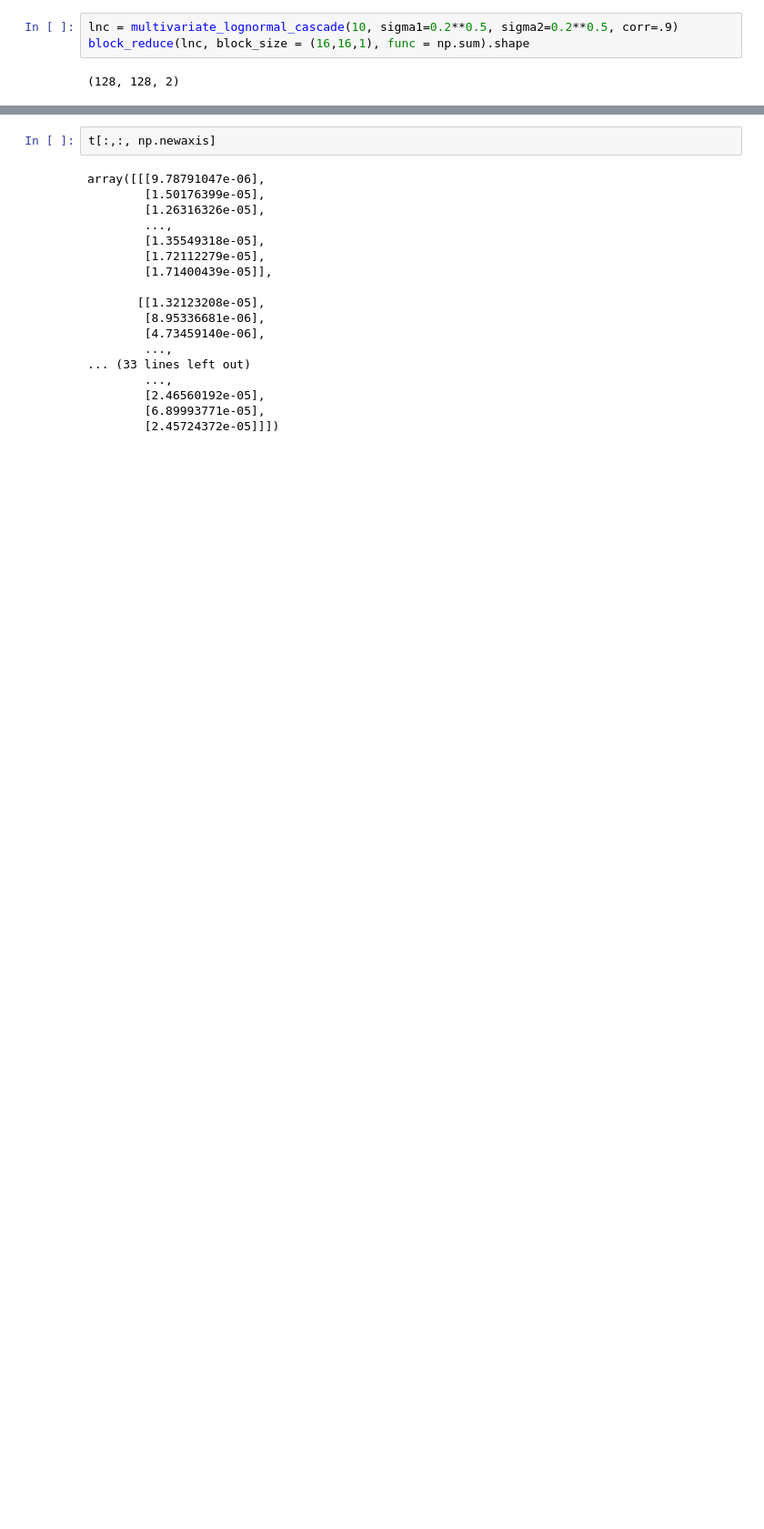
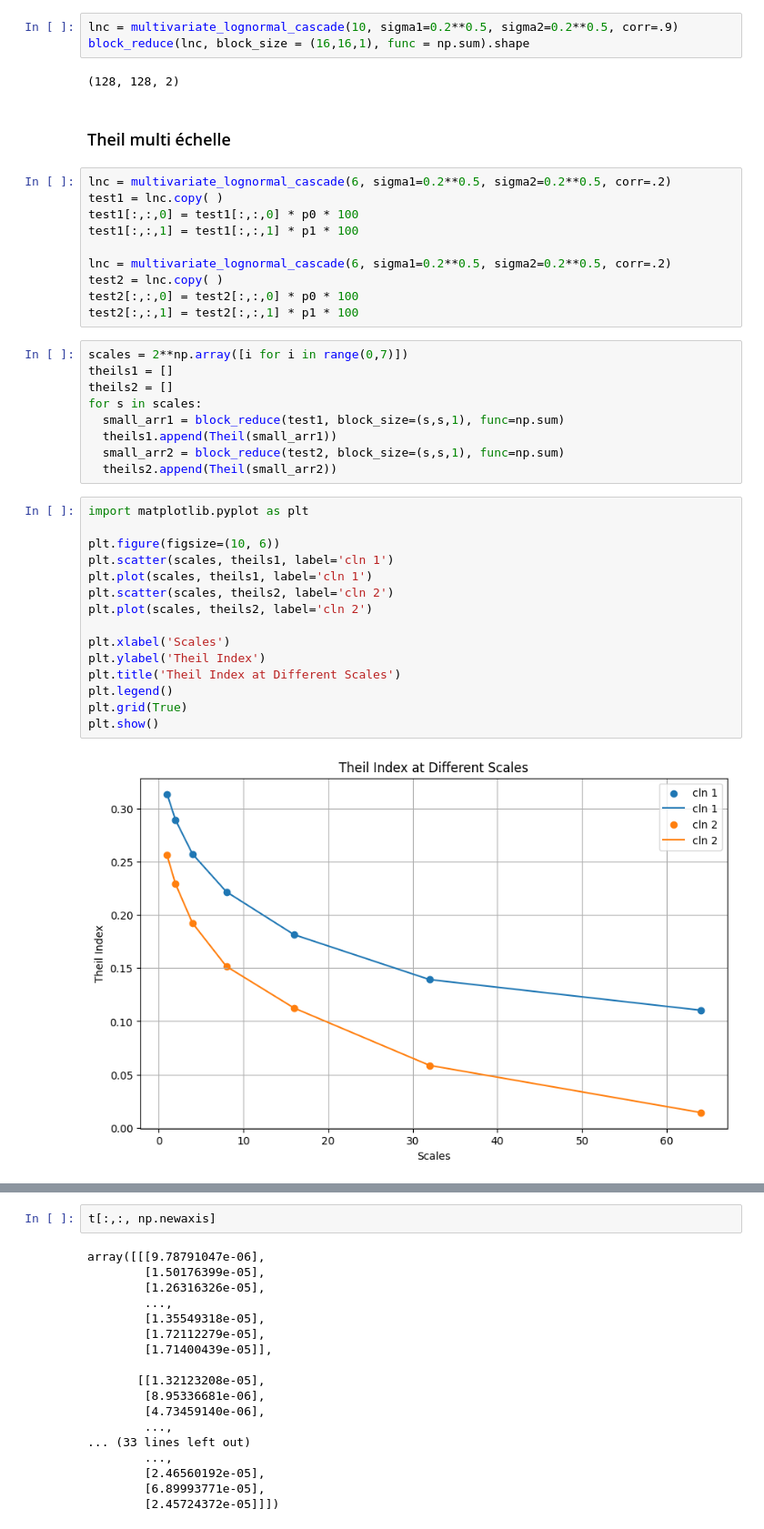
Before and after one commit to fsemecurbe/MMTMSS, a Jupyter notebook: MMTMSS.ipynb, the cells around one changed output, grey strips where cells are left out. Shown at 91% size. Drawn from its saved outputs; the diff is of its cells as text; blank space fills up the shorter version.

```diff
--- a/MMTMSS.ipynb
+++ b/MMTMSS.ipynb
@@ -374,3 +374,41 @@ lnc = multivariate_lognormal_cascade(10, sigma1=0.2**0.5, sigma2=0.2**0.5, corr=
 block_reduce(lnc, block_size = (16,16,1), func = np.sum).shape
 # %% [output]
 (128, 128, 2)
+# %% [markdown]
+### Theil multi échelle
+# %%
+lnc = multivariate_lognormal_cascade(6, sigma1=0.2**0.5, sigma2=0.2**0.5, corr=.2)
+test1 = lnc.copy( )
+test1[:,:,0] = test1[:,:,0] * p0 * 100
+test1[:,:,1] = test1[:,:,1] * p1 * 100
+
+lnc = multivariate_lognormal_cascade(6, sigma1=0.2**0.5, sigma2=0.2**0.5, corr=.2)
+test2 = lnc.copy( )
+test2[:,:,0] = test2[:,:,0] * p0 * 100
+test2[:,:,1] = test2[:,:,1] * p1 * 100
+# %%
+scales = 2**np.array([i for i in range(0,7)])
+theils1 = []
+theils2 = []
+for s in scales:
+  small_arr1 = block_reduce(test1, block_size=(s,s,1), func=np.sum)
+  theils1.append(Theil(small_arr1))
+  small_arr2 = block_reduce(test2, block_size=(s,s,1), func=np.sum)
+  theils2.append(Theil(small_arr2))
+# %%
+import matplotlib.pyplot as plt
+
+plt.figure(figsize=(10, 6))
+plt.scatter(scales, theils1, label='cln 1')
+plt.plot(scales, theils1, label='cln 1')
+plt.scatter(scales, theils2, label='cln 2')
+plt.plot(scales, theils2, label='cln 2')
+
+plt.xlabel('Scales')
+plt.ylabel('Theil Index')
+plt.title('Theil Index at Different Scales')
+plt.legend()
+plt.grid(True)
+plt.show()
+# %% [output]
+[figure, added]
```
Also changed, not shown: parts of 3 cells of this notebook.
